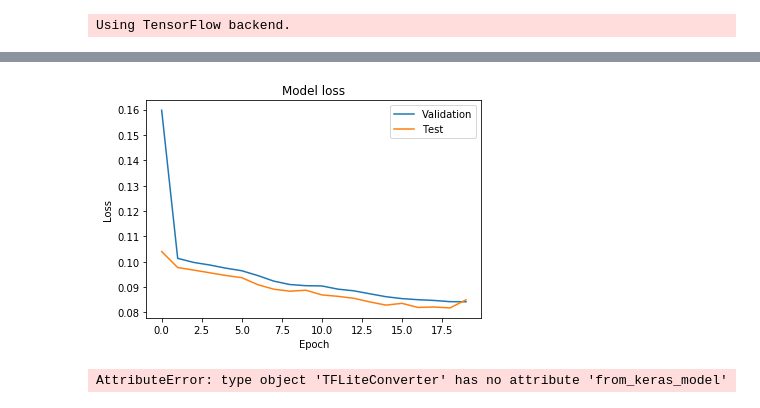
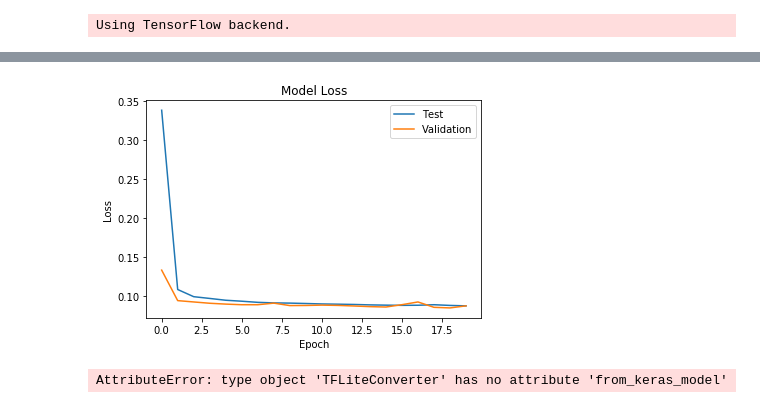
Before and after one commit to vee-upatising/SDP, a Jupyter notebook: WORKING MODEL.ipynb, the cells around one changed output, grey strips where cells are left out. Cells and saved outputs as stored; diff of their text form; code cells hidden in the pictures.

Commit message:
added Bidirectional LSTM

```diff
--- a/WORKING MODEL.ipynb
+++ b/WORKING MODEL.ipynb
@@ -89,19 +89,19 @@ x_train,x_test,y_train,y_test = train_test_split(bruv, dataset, test_size=0.4, s
 # define model
 model = Sequential()
 #shaping input to match data
-model.add(LSTM(128, input_shape=(4, 1)))
+model.add(Bidirectional(LSTM(128), input_shape=(4, 1)))
 #specifying output to have 40 timesteps
 model.add(RepeatVector(16))
 #specifying 1 feature as the output
-model.add(LSTM(256, activation = 'relu', return_sequences=True, dropout = 0.2))
-model.add(LSTM(256, activation = 'relu', return_sequences=True, dropout = 0.2))
-model.add(LSTM(256, activation = 'tanh', return_sequences=True, dropout = 0.2))
+model.add(Bidirectional(LSTM(256, activation = 'selu', return_sequences=True, dropout = 0.2)))
+model.add(Bidirectional(LSTM(256, activation = 'relu', return_sequences=True, dropout = 0.2)))
+model.add(Bidirectional(LSTM(256, activation = 'tanh', return_sequences=True, dropout = 0.2)))
 model.add(TimeDistributed(Dense(512, activation = 'selu')))
-model.add(Dropout(0.2))
+model.add(Dropout(0.3))
 model.add(TimeDistributed(Dense(512, activation = 'selu')))
-model.add(Dropout(0.2))
-model.add(TimeDistributed(Dense(512, activation = 'relu')))
-model.add(Dropout(0.2))
+model.add(Dropout(0.3))
+model.add(TimeDistributed(Dense(512, activation = 'selu')))
+model.add(Dropout(0.3))
 model.add(TimeDistributed(Dense(1, activation = 'linear')))
 model.compile(loss='mean_squared_error', optimizer='adam')
 print(model.summary())
@@ -124,7 +124,7 @@ Non-trainable params: 0
 _________________________________________________________________
 None
 # %%
-history = model.fit(x_train, y_train, epochs=20, batch_size=1000, verbose=1,validation_data=(x_test, y_test))
+history = model.fit(x_train, y_train, epochs=20, batch_size=2500, verbose=1,validation_data=(x_test, y_test))
 # %% [output]
 Train on 20056 samples, validate on 13371 samples
 Epoch 1/20
@@ -146,12 +146,12 @@ Epoch 20/20
 # %%
 # Plot training & validation loss values
 plt.plot(history.history['loss'])
 plt.plot(history.history['val_loss'])
-plt.title('Model loss')
+plt.title('Model Loss')
 plt.ylabel('Loss')
 plt.xlabel('Epoch')
-plt.legend(['Validation', 'Test'], loc='upper right')
+plt.legend(['Test', 'Validation'], loc='upper right')
 plt.show()
 # %% [output]
-[figure, old version]
+[figure, new version]
 # %%
```
Also changed, not shown: parts of 6 cells of this notebook.
